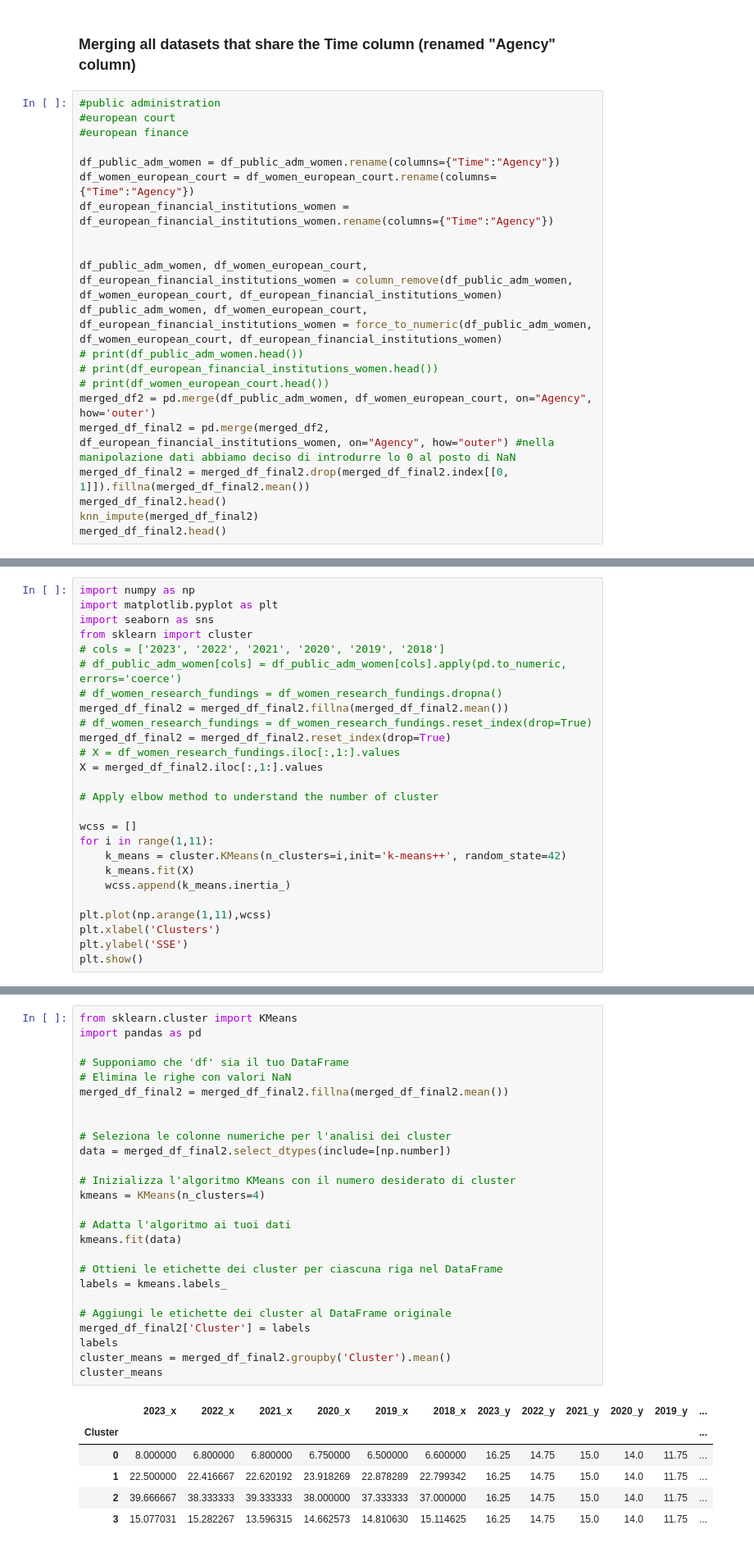
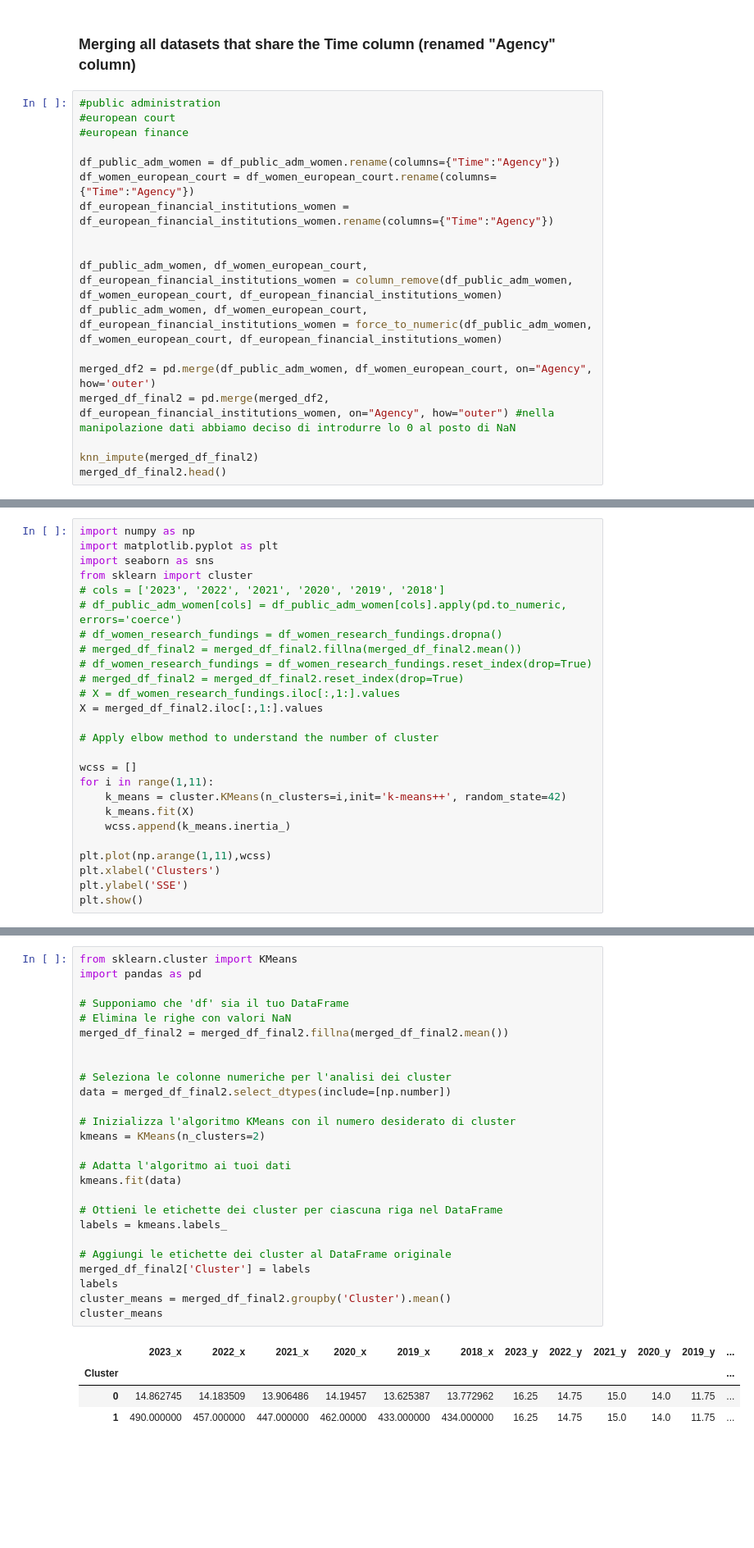
Before and after one commit to alicepicco333/wipEU, a Jupyter notebook: technical_analysis/geomashup.ipynb, the cells around one changed output, grey strips where cells are left out. Shown at 82% size. Drawn from its saved outputs; the diff is of its cells as text; blank space fills up the shorter version.

```diff
--- a/technical_analysis/geomashup.ipynb
+++ b/technical_analysis/geomashup.ipynb
@@ -473,13 +422,10 @@ df_european_financial_institutions_women = df_european_financial_institutions_wo
 
 df_public_adm_women, df_women_european_court, df_european_financial_institutions_women = column_remove(df_public_adm_women, df_women_european_court, df_european_financial_institutions_women)
 df_public_adm_women, df_women_european_court, df_european_financial_institutions_women = force_to_numeric(df_public_adm_women, df_women_european_court, df_european_financial_institutions_women)
-# print(df_public_adm_women.head())
-# print(df_european_financial_institutions_women.head())
-# print(df_women_european_court.head())
+
 merged_df2 = pd.merge(df_public_adm_women, df_women_european_court, on="Agency", how='outer')
 merged_df_final2 = pd.merge(merged_df2, df_european_financial_institutions_women, on="Agency", how="outer") #nella manipolazione dati abbiamo deciso di introdurre lo 0 al posto di NaN
-merged_df_final2 = merged_df_final2.drop(merged_df_final2.index[[0, 1]]).fillna(merged_df_final2.mean())
-merged_df_final2.head()
+
 knn_impute(merged_df_final2)
 merged_df_final2.head()
 # %% [output]
@@ -529,9 +475,9 @@ from sklearn import cluster
 # cols = ['2023', '2022', '2021', '2020', '2019', '2018']
 # df_public_adm_women[cols] = df_public_adm_women[cols].apply(pd.to_numeric, errors='coerce')
 # df_women_research_fundings = df_women_research_fundings.dropna()
-merged_df_final2 = merged_df_final2.fillna(merged_df_final2.mean())
+# merged_df_final2 = merged_df_final2.fillna(merged_df_final2.mean())
 # df_women_research_fundings = df_women_research_fundings.reset_index(drop=True)
-merged_df_final2 = merged_df_final2.reset_index(drop=True)
+# merged_df_final2 = merged_df_final2.reset_index(drop=True)
 # X = df_women_research_fundings.iloc[:,1:].values
 X = merged_df_final2.iloc[:,1:].values
 
@@ -552,36 +498,34 @@ plt.show()
 # %%
 from sklearn.cluster import KMeans
 import pandas as pd
 
 # Supponiamo che 'df' sia il tuo DataFrame
 # Elimina le righe con valori NaN
 merged_df_final2 = merged_df_final2.fillna(merged_df_final2.mean())
 
 
 # Seleziona le colonne numeriche per l'analisi dei cluster
 data = merged_df_final2.select_dtypes(include=[np.number])
 
 # Inizializza l'algoritmo KMeans con il numero desiderato di cluster
-kmeans = KMeans(n_clusters=4)
+kmeans = KMeans(n_clusters=2)
 
 # Adatta l'algoritmo ai tuoi dati
 kmeans.fit(data)
 
 # Ottieni le etichette dei cluster per ciascuna riga nel DataFrame
 labels = kmeans.labels_
 
 # Aggiungi le etichette dei cluster al DataFrame originale
 merged_df_final2['Cluster'] = labels
 labels
 cluster_means = merged_df_final2.groupby('Cluster').mean()
 cluster_means
 # %% [output]
 |  | 2023_x | 2022_x | 2021_x | 2020_x | 2019_x | 2018_x | 2023_y | 2022_y | 2021_y | 2020_y | 2019_y | ... |
 | Cluster |  |  |  |  |  |  |  |  |  |  |  | ... |
-| 0 | 8.000000 | 6.800000 | 6.800000 | 6.750000 | 6.500000 | 6.600000 | 16.25 | 14.75 | 15.0 | 14.0 | 11.75 | ... |
-| 1 | 22.500000 | 22.416667 | 22.620192 | 23.918269 | 22.878289 | 22.799342 | 16.25 | 14.75 | 15.0 | 14.0 | 11.75 | ... |
-| 2 | 39.666667 | 38.333333 | 39.333333 | 38.000000 | 37.333333 | 37.000000 | 16.25 | 14.75 | 15.0 | 14.0 | 11.75 | ... |
-| 3 | 15.077031 | 15.282267 | 13.596315 | 14.662573 | 14.810630 | 15.114625 | 16.25 | 14.75 | 15.0 | 14.0 | 11.75 | ... |
+| 0 | 14.862745 | 14.183509 | 13.906486 | 14.19457 | 13.625387 | 13.772962 | 16.25 | 14.75 | 15.0 | 14.0 | 11.75 | ... |
+| 1 | 490.000000 | 457.000000 | 447.000000 | 462.00000 | 433.000000 | 434.000000 | 16.25 | 14.75 | 15.0 | 14.0 | 11.75 | ... |
 # %%
 from sklearn.decomposition import PCA
 from mpl_toolkits.mplot3d import Axes3D
```
Also changed, not shown: parts of 18 cells of this notebook.
